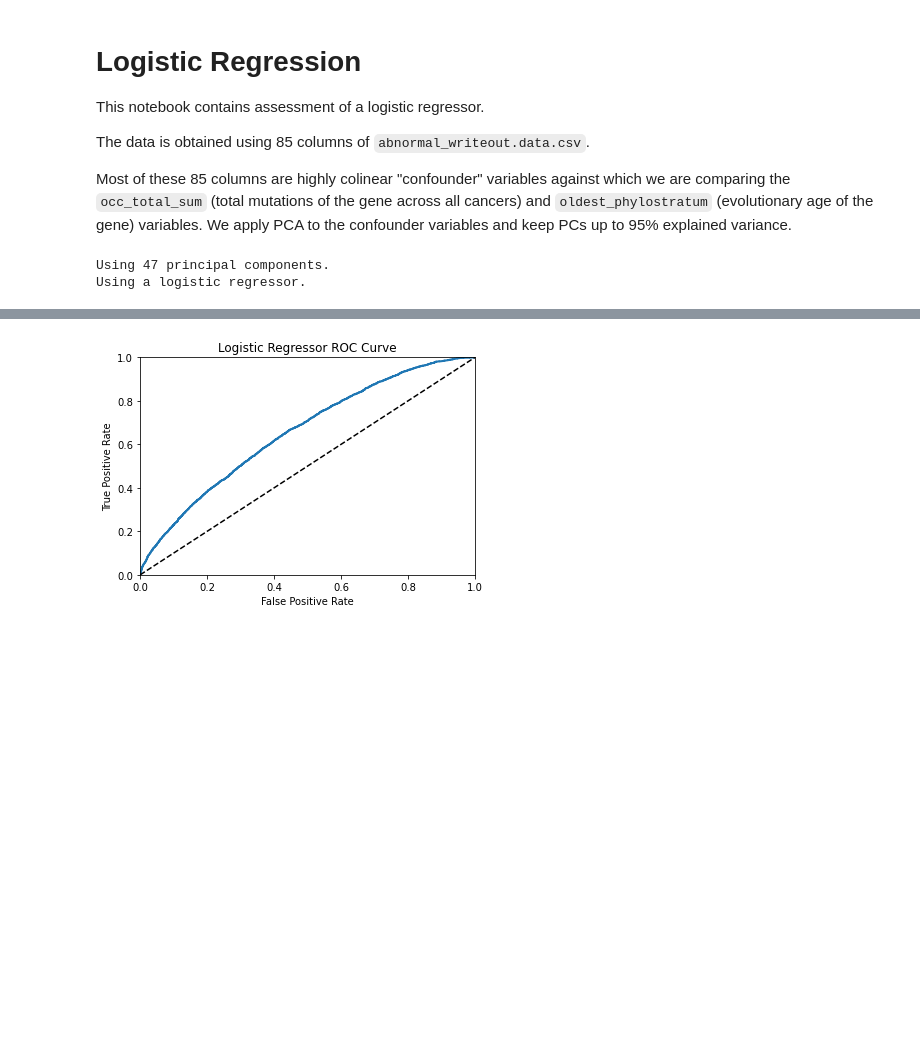
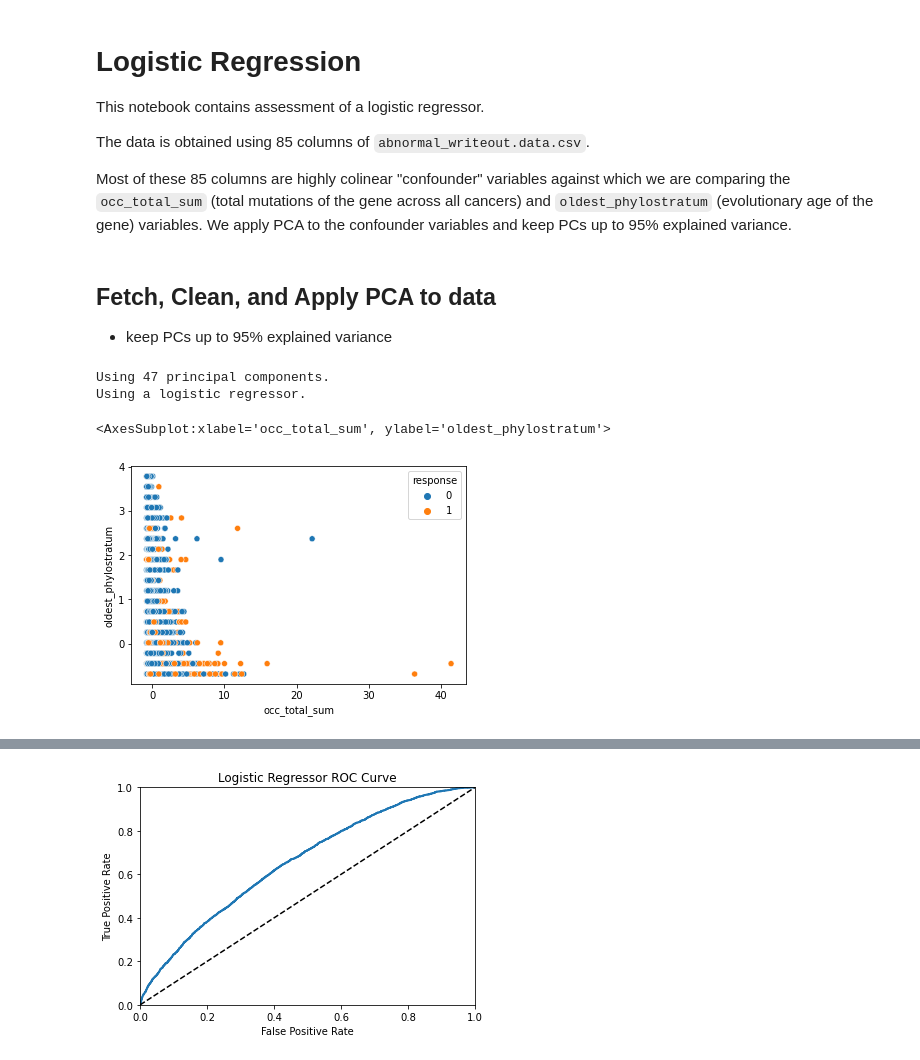
Before and after one commit to edoardodraetta/ml_geneticdisease, a Jupyter notebook: models/LogisticRegression.ipynb, the cells around one changed output, grey strips where cells are left out. Drawn from its saved outputs; the diff is of its cells as text; code cells hidden in the pictures; blank space fills up the shorter version.

```diff
--- a/models/LogisticRegression.ipynb
+++ b/models/LogisticRegression.ipynb
@@ -57,6 +57,10 @@ def get_PCA(X, expl_var=0.95, plot=False):
         plt.show()
 
     return X_PCA
+# %% [markdown]
+## Fetch, Clean, and Apply PCA to data
+
+* keep PCs up to 95% explained variance
 # %%
 from sklearn.decomposition import PCA
 from sklearn.linear_model import LogisticRegression
@@ -79,3 +83,8 @@ print("Using a logistic regressor.")
 # %% [output]
 Using 47 principal components.
 Using a logistic regressor.
+# %%
+sns.scatterplot(x=X_occ, y=X_age, hue=Y)
+# %% [output]
+<AxesSubplot:xlabel='occ_total_sum', ylabel='oldest_phylostratum'>
+[figure, added]
```
Also changed, not shown: parts of 7 cells of this notebook, 4 other files.
